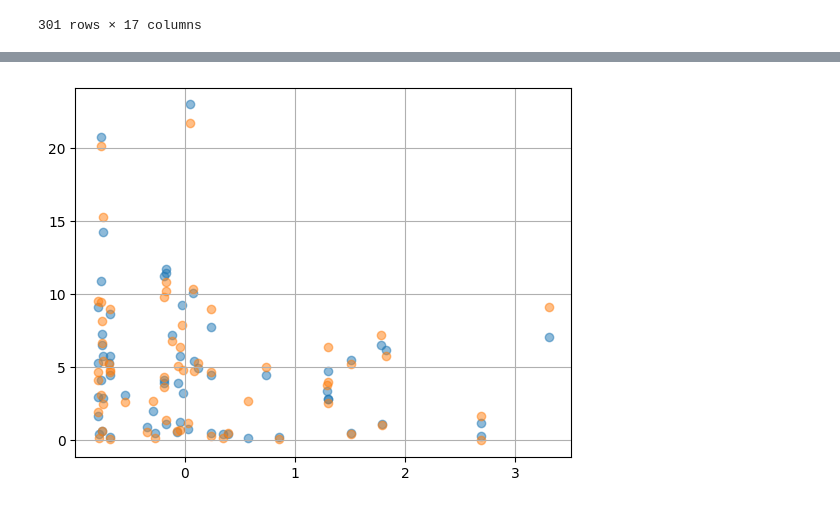
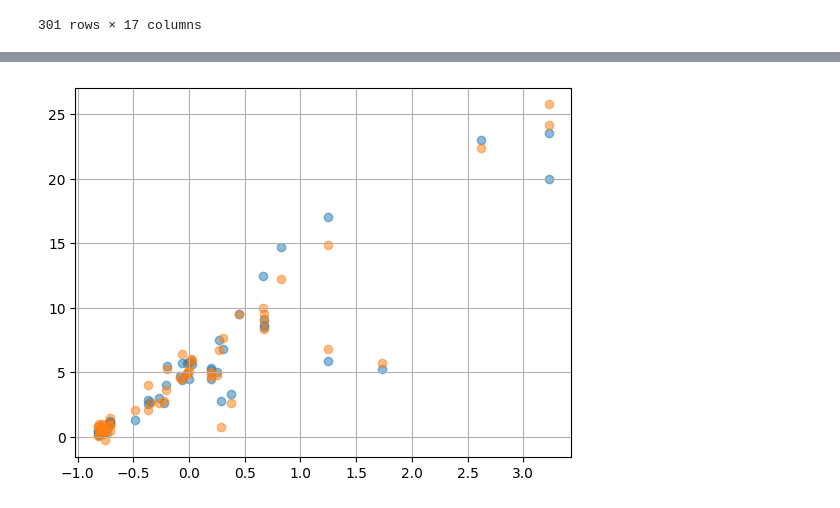
Before and after one commit to Mosihb/CarPricePredictionWithRegression, a Jupyter notebook: car-price-prediction-using-regression.ipynb, the cells around one changed output, grey strips where cells are left out. Drawn from its saved outputs; the diff is of its cells as text; code cells hidden in the pictures.

```diff
--- a/car-price-prediction-using-regression.ipynb
+++ b/car-price-prediction-using-regression.ipynb
@@ -645,6 +645,6 @@ plt.show()
 # %%
-plt.scatter(x_test[: , 1],y_test,alpha = .5)
-plt.scatter(x_test[: , 1],y_pred,alpha = .5)
+plt.scatter(x_test_pp[: , 1],y_test,alpha = .5)
+plt.scatter(x_test_pp[: , 1],y_pred,alpha = .5)
 plt.grid()
 # %% [output]
-[figure, old version]
+[figure, new version]
```
Also changed, not shown: parts of 20 cells of this notebook.
